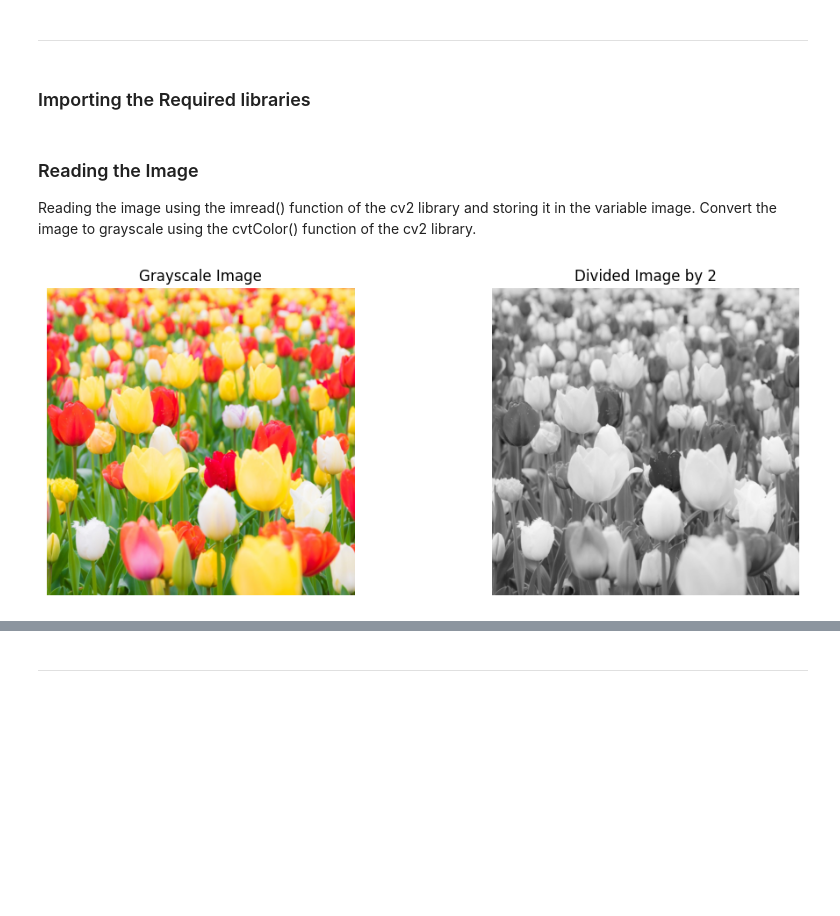
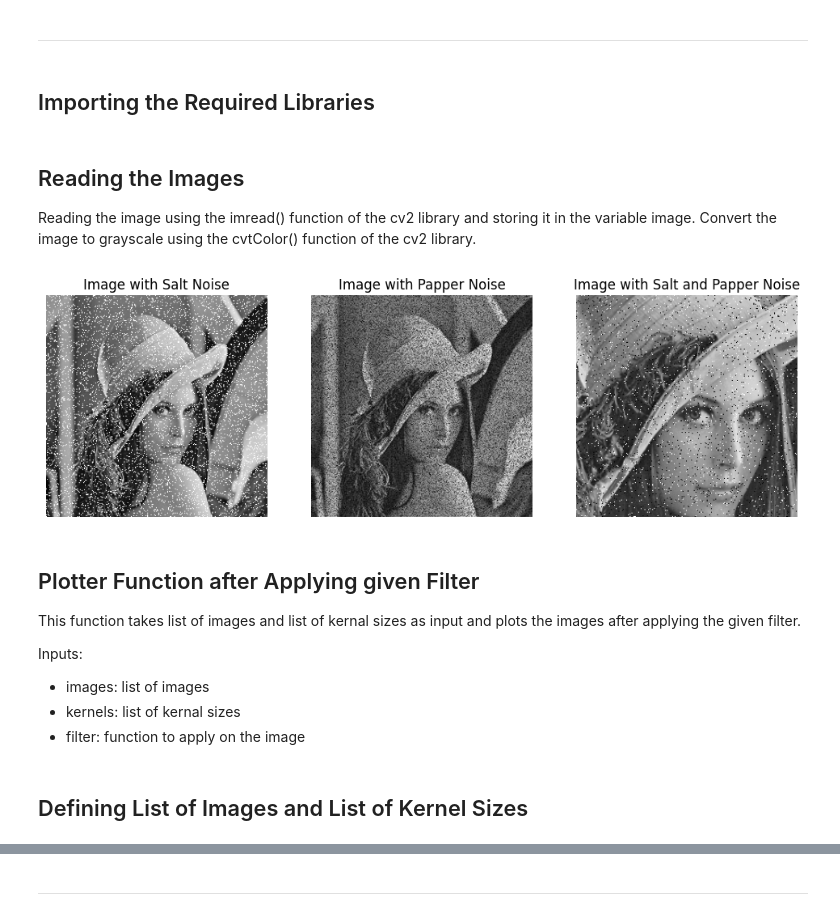
Before and after one commit to asadali27232/DIP-HandsOn, a Jupyter notebook: LAB_08/DIP 8th Lecture.ipynb, the cells around one changed output, grey strips where cells are left out. Drawn from its saved outputs; the diff is of its cells as text; code cells hidden in the pictures; blank space fills up the shorter version.

```diff
--- a/LAB_08/DIP 8th Lecture.ipynb
+++ b/LAB_08/DIP 8th Lecture.ipynb
@@ -13,34 +13,55 @@
 # %% [markdown]
 ---
 # %% [markdown]
-### Importing the Required libraries
+## Importing the Required Libraries
 # %%
 import numpy as np
 import cv2
 import matplotlib.pyplot as plt
 import math
 # %% [markdown]
-### Reading the Image
+## Reading the Images
 
 Reading the image using the imread() function of the cv2 library and storing it in the variable image. Convert the image to grayscale using the cvtColor() function of the cv2 library.
-# %%
-image = cv2.imread("image1.jpg")
-image_gray = cv2.cvtColor(image, cv2.COLOR_BGR2GRAY)
-
-plt.figure(figsize=(12, 10))
-
-# Plot the color image
-plt.subplot(1, 2, 1)
-plt.imshow(cv2.cvtColor(image, cv2.COLOR_BGR2RGB))  # Convert BGR to RGB for proper display
-plt.title("Grayscale Image")
-plt.axis("off")
-
-# Plot the gray image
-plt.subplot(1, 2, 2)
-plt.imshow(image_gray, cmap="gray")
-plt.title("Divided Image by 2")
-plt.axis("off")
-
-plt.show()
-# %% [output]
-[figure, removed]
+# %%
+salt = cv2.imread("salt_noise.png")
+salt = cv2.cvtColor(salt, cv2.COLOR_BGR2GRAY)
+
+papper = cv2.imread("papper_noise.png")
+papper = cv2.cvtColor(papper, cv2.COLOR_BGR2GRAY)
+
+salt_papper = cv2.imread("salt_papper_noise.png")
+salt_papper = cv2.cvtColor(salt_papper, cv2.COLOR_BGR2GRAY)
+
+
+plt.figure(figsize=(12, 10))
+
+# Plot the images
+plt.subplot(1, 3, 1)
+plt.imshow(salt, cmap="gray")
+plt.title("Image with Salt Noise")
+plt.axis("off")
+
+plt.subplot(1, 3, 2)
+plt.imshow(papper, cmap="gray")
+plt.title("Image with Papper Noise")
+plt.axis("off")
+
+plt.subplot(1, 3, 3)
+plt.imshow(salt_papper, cmap="gray")
+plt.title("Image with Salt and Papper Noise")
+plt.axis("off")
+
+plt.show()
+# %% [output]
+[figure, added]
+# %% [markdown]
+## Plotter Function after Applying given Filter
+
+This function takes list of images and list of kernal sizes as input and plots the images after applying the given filter.
+
+Inputs:
+
+- images: list of images
+- kernels: list of kernal sizes
+- filter: function to apply on the image
@@ -46,0 +91,2 @@ plt.show()
+# %% [markdown]
+## Defining List of Images and List of Kernel Sizes
```
Also changed, not shown: parts of 22 cells of this notebook, 2 other files.
